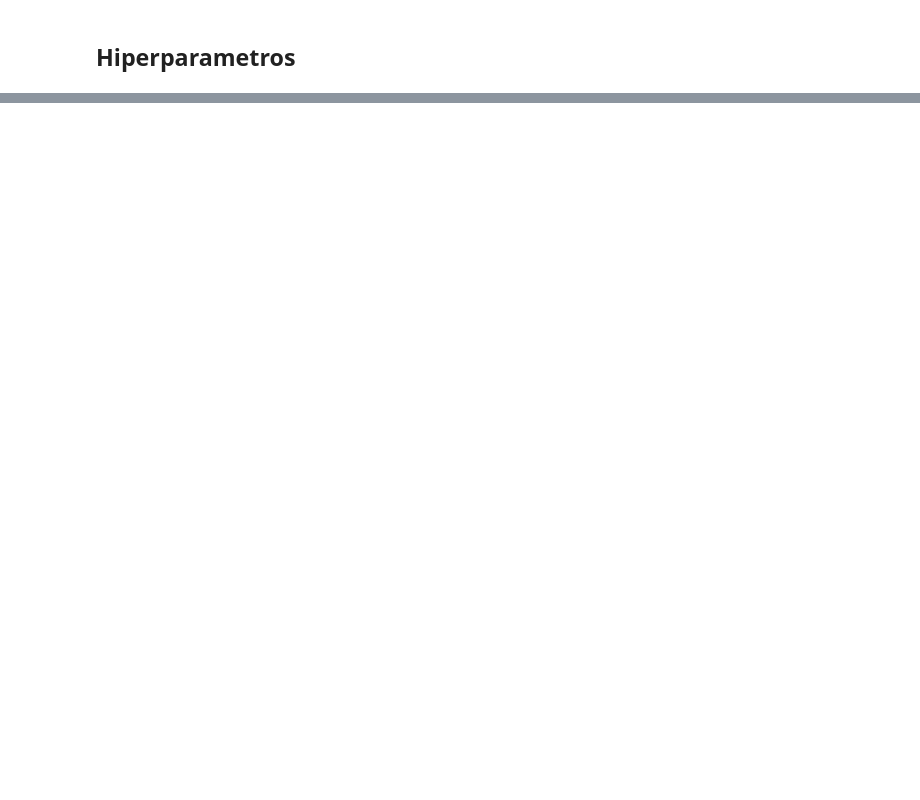
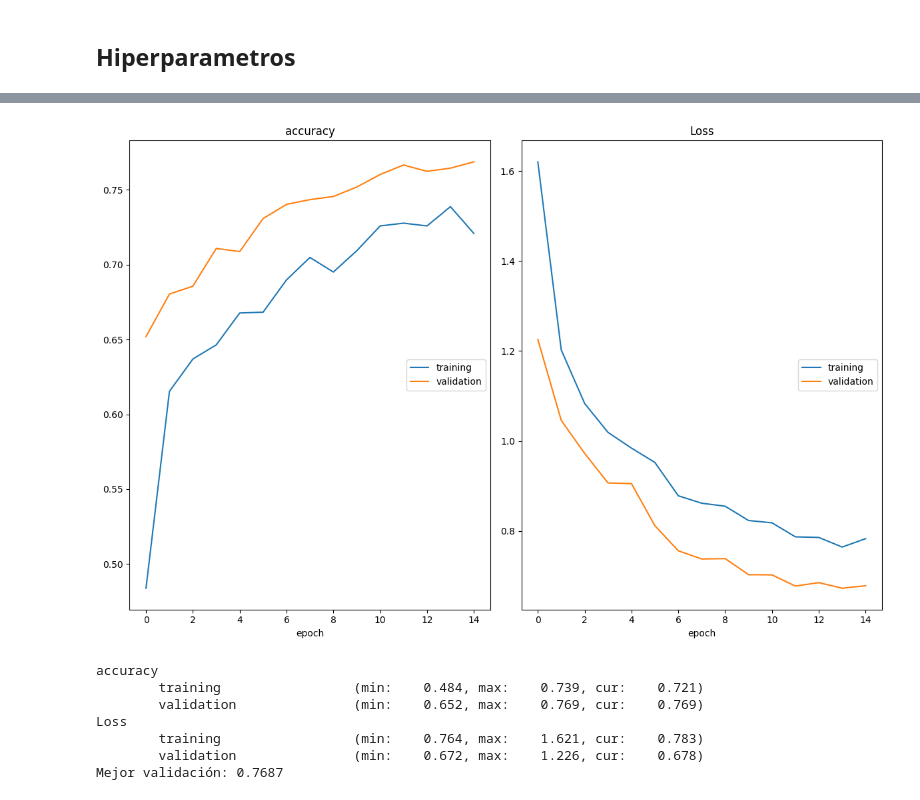
Before and after one commit to Turppie/ai-for-recycling, a Jupyter notebook: garbage-classification.ipynb, the cells around one changed output, grey strips where cells are left out. Cells and saved outputs as stored; diff of their text form; code cells hidden in the pictures; blank space fills up the shorter version.

Commit message:
feat: train efficient v2-s, v2-m and add metrics and tests

```diff
--- a/garbage-classification.ipynb
+++ b/garbage-classification.ipynb
@@ -148,0 +207,65 @@ for epoch in range(FINE_TUNE_EPOCHS):
+# %%
+from torchvision.models import efficientnet_v2_m, EfficientNet_V2_M_Weights
+weights = EfficientNet_V2_M_Weights.IMAGENET1K_V1
+num_classes = 9
+model = efficientnet_v2_m(weights=weights)
+model.classifier[1] = nn.Linear(in_features=model.classifier[1].in_features, out_features=NUM_CLASSES)
+model = model.to(device)
+# %%
+criterion = nn.CrossEntropyLoss()
+optimizer = optim.Adam(model.classifier.parameters(), lr=LEARNING_RATE_HEAD)
+scheduler = optim.lr_scheduler.ReduceLROnPlateau(optimizer, mode='min', factor=0.5, patience=2)
+# %%
+liveloss = PlotLosses()
+best_acc = 0
+logs = {}
+# %%
+for param in model.features.parameters():
+    param.requires_grad = False
+# %%
+print("Entrenando el head")
+for epoch in range(INTIAL_EPOCHS):
+    train_one_epoch(model, train_loader, optimizer, criterion)
+    evaluate(model, val_loader, criterion)
+
+    liveloss.update(logs)
+    liveloss.draw()
+
+    scheduler.step(logs['val_loss'])
+
+    if logs['val_accuracy'] > best_acc:
+        best_acc = logs['val_accuracy']
+        torch.save(model.state_dict(), 'best_model_head.pth')
+        print(f"Mejor validación: {best_acc:.4f}")
+
+print("Descongelando el backbone")
+
+for param in model.features[-1].parameters():
+    param.requires_grad = True
+
+optimizer = optim.Adam(filter(lambda p: p.requires_grad, model.parameters()), lr=LEARNING_RATE_FINE)
+scheduler = optim.lr_scheduler.ReduceLROnPlateau(optimizer, mode='min', factor=0.5, patience=3)
+
+print("Fine tuning")
+for epoch in range(FINE_TUNE_EPOCHS):
+    train_one_epoch(model, train_loader, optimizer, criterion)
+    evaluate(model, val_loader, criterion)
+
+    liveloss.update(logs)
+    liveloss.draw()
+
+    scheduler.step(logs['val_loss'])
+
+    if logs['val_accuracy'] > best_acc:
+        best_acc = logs['val_accuracy']
+        torch.save(model.state_dict(), 'best_model_finetuned.pth')
+        print(f"Mejor validación: {best_acc:.4f}")
+# %% [output]
+[figure, added]
+accuracy
+        training                 (min:    0.484, max:    0.739, cur:    0.721)
+        validation               (min:    0.652, max:    0.769, cur:    0.769)
+Loss
+        training                 (min:    0.764, max:    1.621, cur:    0.783)
+        validation               (min:    0.672, max:    1.226, cur:    0.678)
+Mejor validación: 0.7687
```
Also changed, not shown: parts of 21 cells of this notebook, 1 other file.
